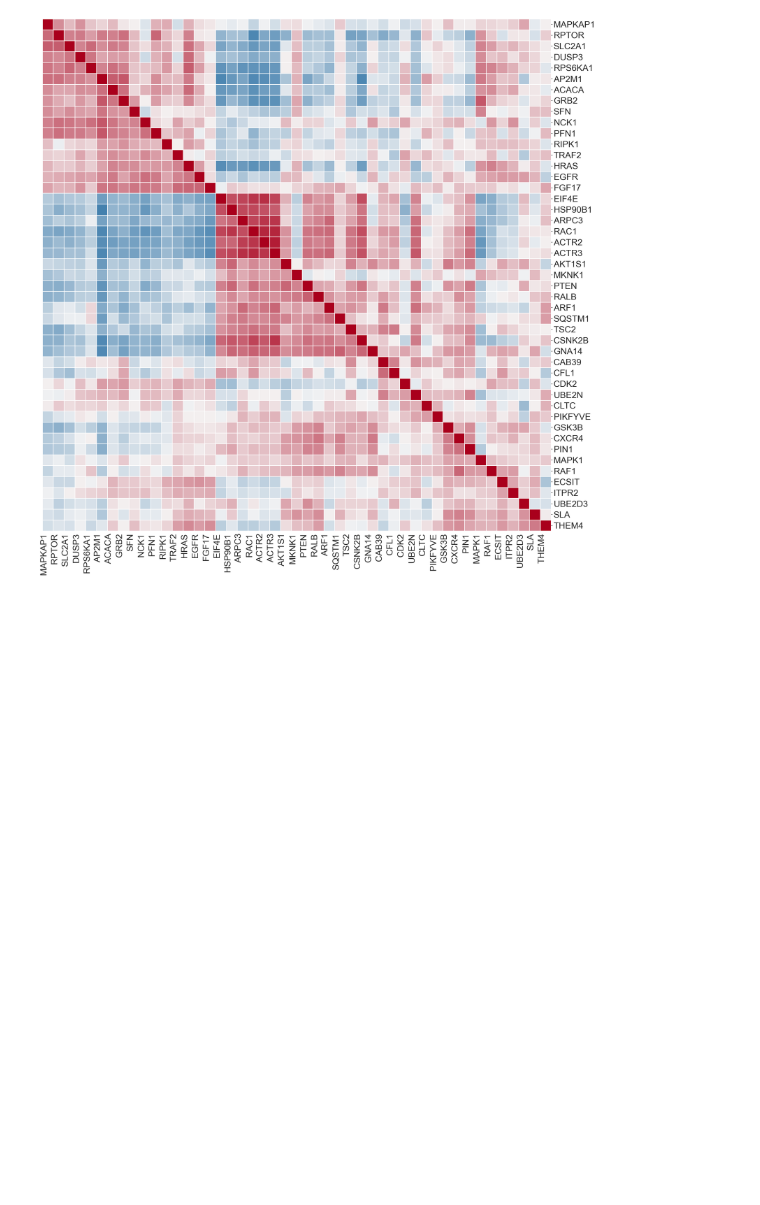
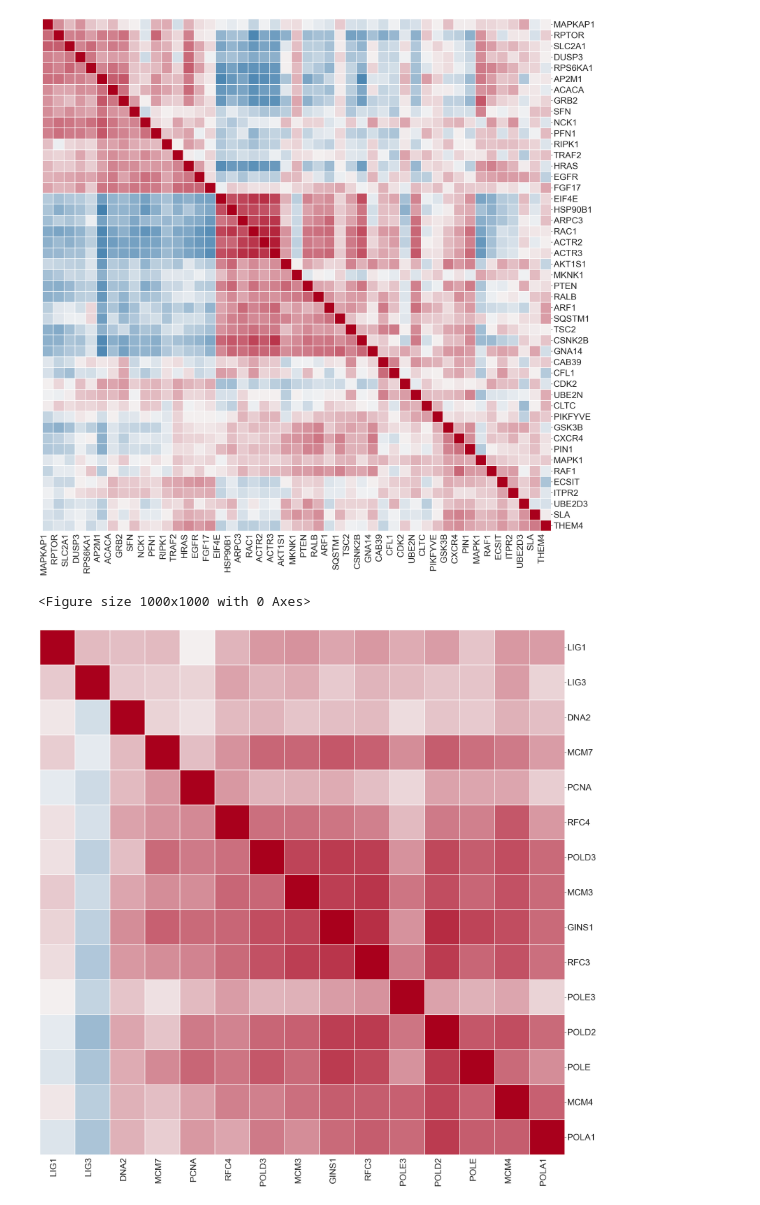
Before and after one commit to broadinstitute/2022_PERISCOPE, a Jupyter notebook: 3_HELA_WGS_Summary/Figure_3.ipynb, the cells around one changed output. Saved outputs shown, nothing was run; the diff lists cells and outputs as text; code cells hidden in the pictures; blank space fills up the shorter version.

```diff
--- a/3_HELA_WGS_Summary/Figure_3.ipynb
+++ b/3_HELA_WGS_Summary/Figure_3.ipynb
@@ -622,3 +622,11 @@ coupled_heatmap(df_gene_DMEM,df_gene_HPLM,gene_set,genes,'DMEM_first',3)
 # %% [output]
 <Figure size 1000x1000 with 0 Axes>
 [figure]
+# %%
+# Clustered based on the HPLM arm first
+gene_set = 'DNA_STRAND_ELONGATION_INVOLVED_IN_DNA_REPLICATION'
+genes = gene_set_dict[gene_set]
+coupled_heatmap(df_gene_HPLM,df_gene_DMEM,gene_set,genes,'HPLM_first',3)
+# %% [output]
+<Figure size 1000x1000 with 0 Axes>
+[figure, added]
```
Also changed, not shown: parts of 1 cell of this notebook.
